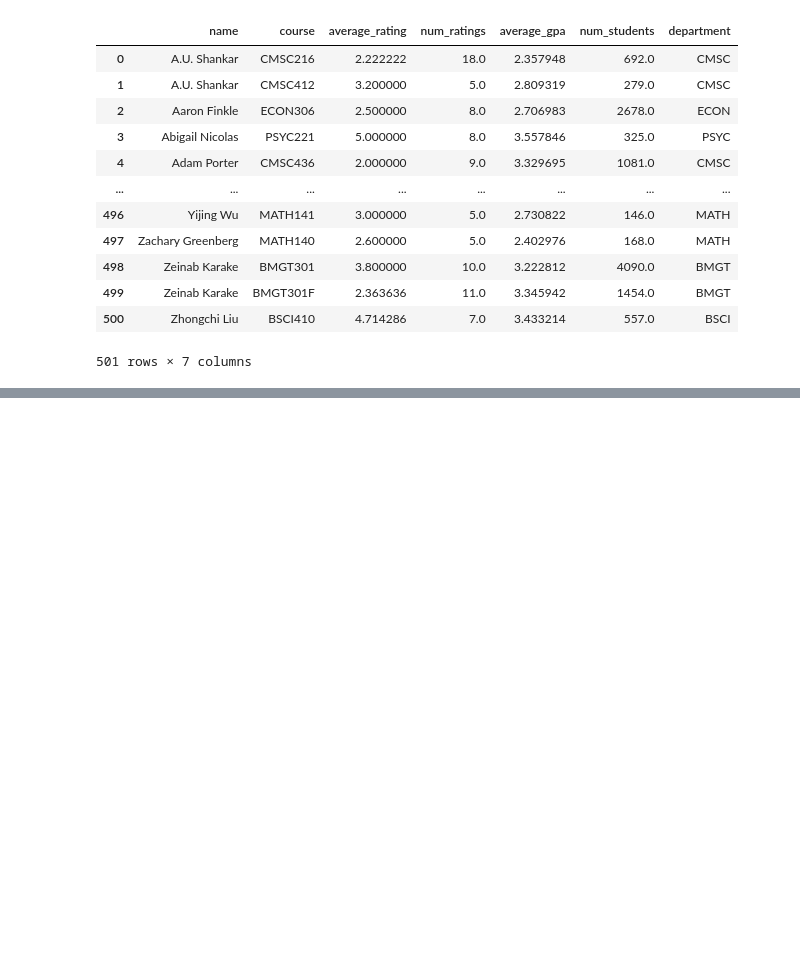
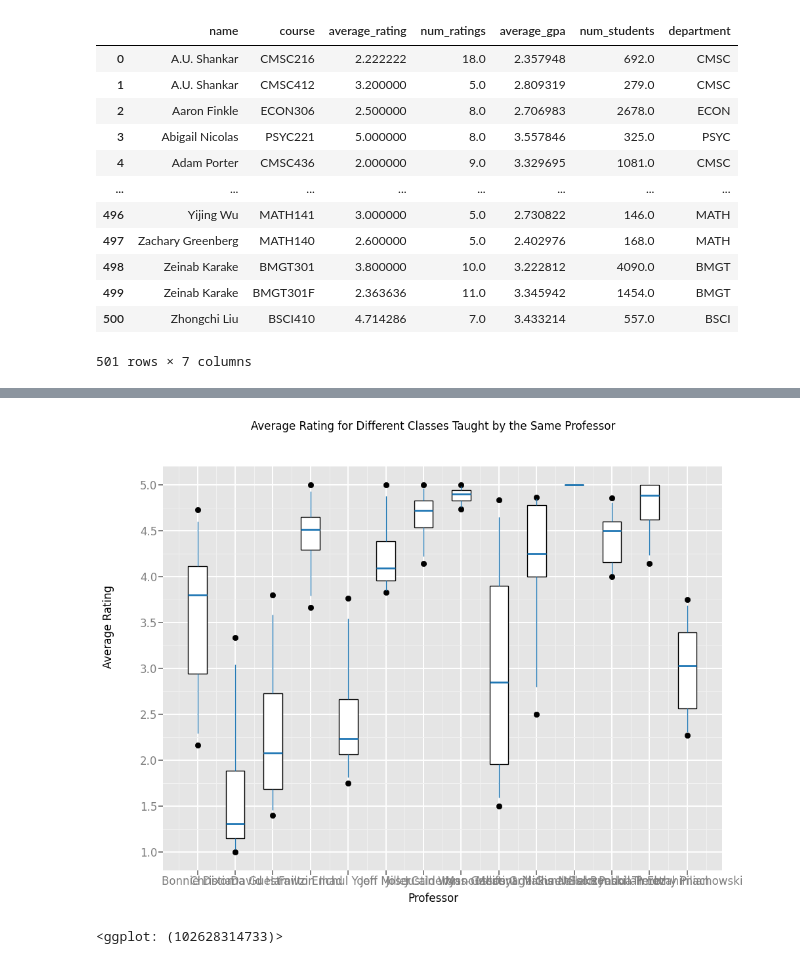
Before and after one commit to aaronl1661/teacherSalaryAnalysis, a Jupyter notebook: grades_reviews/grades_reviews.ipynb, the cells around one changed output, grey strips where cells are left out. Cells and saved outputs as stored; diff of their text form; code cells hidden in the pictures; blank space fills up the shorter version.

```diff
--- a/grades_reviews/grades_reviews.ipynb
+++ b/grades_reviews/grades_reviews.ipynb
@@ -478,0 +521,4 @@ ggplot(aes(x="department", y="average_rating"), data=popular_departments_df) + g
+# %%
+multi_prof_df = multi_prof_df.sort_values(by = "num_classes", ascending = False, ignore_index = True)
+
+multi_prof_df
@@ -478,0 +588,7 @@ ggplot(aes(x="department", y="average_rating"), data=popular_departments_df) + g
+# %%
+most_classes_profs = []
+
+for i in range(14):
+    most_classes_profs.append(multi_prof_df.at[i, "name"])
+
+print(most_classes_profs)
@@ -478,0 +597,16 @@ ggplot(aes(x="department", y="average_rating"), data=popular_departments_df) + g
+# %%
+most_classes_profs_df = pd.DataFrame()
+count = 0
+
+for index, row in five_or_more_df.iterrows():
+    if five_or_more_df.at[index, "name"] in most_classes_profs:
+        most_classes_profs_df.at[count, "name"] = five_or_more_df.at[index, "name"]
+        most_classes_profs_df.at[count, "course"] = five_or_more_df.at[index, "course"]
+        most_classes_profs_df.at[count, "average_rating"] = five_or_more_df.at[index, "average_rating"]
+        most_classes_profs_df.at[count, "num_ratings"] = five_or_more_df.at[index, "num_ratings"]
+        most_classes_profs_df.at[count, "average_gpa"] = five_or_more_df.at[index, "average_gpa"]
+        most_classes_profs_df.at[count, "num_students"] = five_or_more_df.at[index, "num_students"]
+        most_classes_profs_df.at[count, "department"] = five_or_more_df.at[index, "department"]
+        count = count + 1
+
+most_classes_profs_df
@@ -478,0 +627,8 @@ ggplot(aes(x="department", y="average_rating"), data=popular_departments_df) + g
+# %%
+ggplot(aes(x="name", y="average_rating"), data=most_classes_profs_df) + geom_boxplot() +\
+    labs(title="Average Rating for Different Classes Taught by the Same Professor",
+         x = "Professor",
+         y = "Average Rating")
+# %% [output]
+[figure, added]
+<ggplot: (102628314733)>
```
Also changed, not shown: parts of 13 cells of this notebook.
